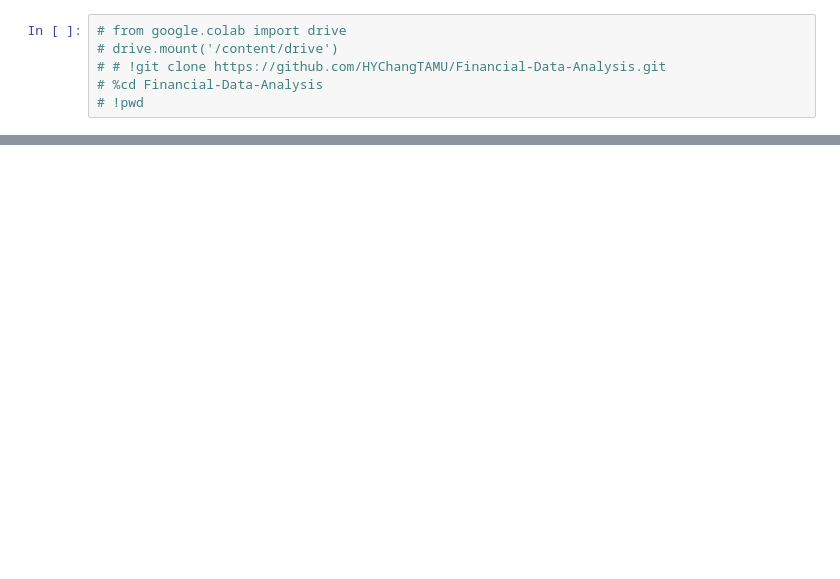
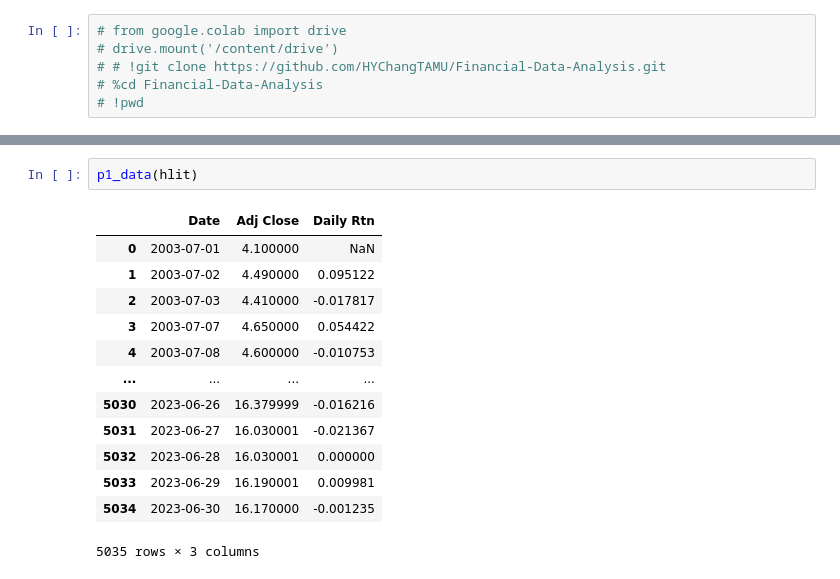
Before and after one commit to HYChangTAMU/Projects, a Jupyter notebook: Assignment1/Project1.ipynb, the cells around one changed output, grey strips where cells are left out. Cells and saved outputs as stored; diff of their text form; blank space fills up the shorter version.

```diff
--- a/Assignment1/Project1.ipynb
+++ b/Assignment1/Project1.ipynb
@@ -96,0 +73,16 @@ qmco
+# %%
+p1_data(hlit)
+# %% [output]
+|  | Date | Adj Close | Daily Rtn |
+| 0 | 2003-07-01 | 4.100000 | NaN |
+| 1 | 2003-07-02 | 4.490000 | 0.095122 |
+| 2 | 2003-07-03 | 4.410000 | -0.017817 |
+| 3 | 2003-07-07 | 4.650000 | 0.054422 |
+| 4 | 2003-07-08 | 4.600000 | -0.010753 |
+| ... | ... | ... | ... |
+| 5030 | 2023-06-26 | 16.379999 | -0.016216 |
+| 5031 | 2023-06-27 | 16.030001 | -0.021367 |
+| 5032 | 2023-06-28 | 16.030001 | 0.000000 |
+| 5033 | 2023-06-29 | 16.190001 | 0.009981 |
+| 5034 | 2023-06-30 | 16.170000 | -0.001235 |
+5035 rows × 3 columns
```
Also changed, not shown: parts of 11 cells of this notebook.
